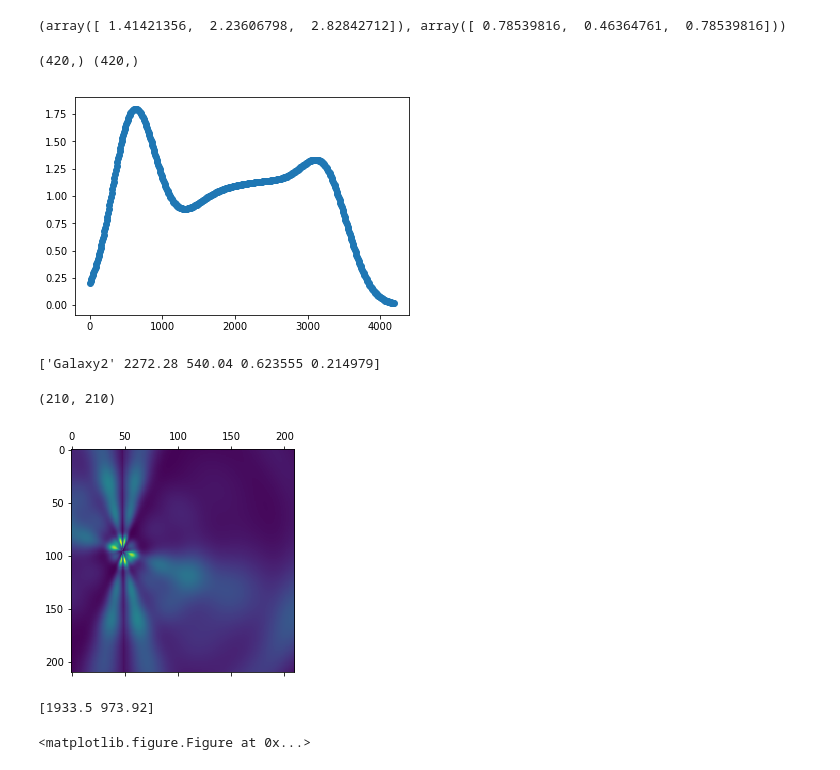
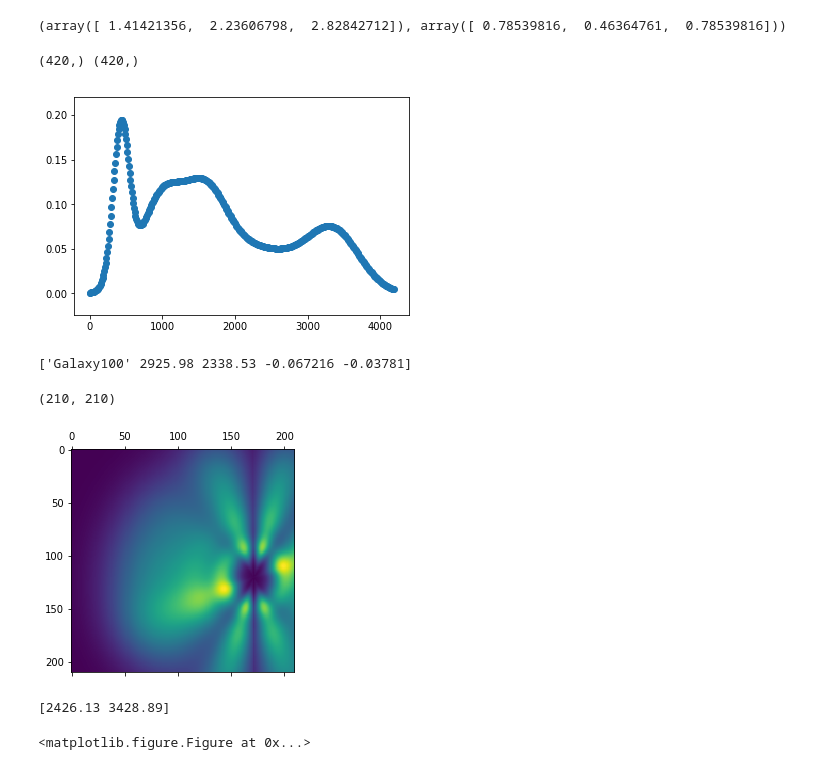
Before and after one commit to HTplex/probp.finalproject, a Jupyter notebook: 2.0-H.ipynb, the cells around one changed output. Cells and saved outputs as stored; diff of their text form; code cells hidden in the pictures.

```diff
--- a/2.0-H.ipynb
+++ b/2.0-H.ipynb
@@ -394,7 +394,7 @@ print(all_sky_xy_e1e2_r_p.shape)
 # for i np.arange(0,)
 l = all_sky_xy_e1e2_r_p[0].reshape(1,6)
 select = all_sky_xy_e1e2_r_p[:,4]<200/4200.
-for i in np.arange(0,4200,200):
+for i in np.arange(240,4200,200):
     select_low = all_sky_xy_e1e2_r_p[:,4]>(i/4200.)
     select_hi = all_sky_xy_e1e2_r_p[:,4]<(i+200)/4200.
     select = select_low & select_hi
@@ -407,7 +407,7 @@ for i in np.arange(0,4200,200):
     print(sample.shape)
 #test = all_sky_xy_e1e2_r_p[select]
 print(l.shape)
-print(test.shape)
+#print(test.shape)
 plt.hist(all_sky_glxy_halo_r.tolist(),21)
 plt.show()
 
@@ -551,17 +556,18 @@ print(r_t_glxy_halo(np.array([[1.,1.],[1.,2.],[2.,2.]]),np.array([0.,0.])))
 # %% [output]
 (array([ 1.41421356,  2.23606798,  2.82842712]), array([ 0.78539816,  0.46364761,  0.78539816]))
 # %%
+g = 99
 a = np.arange(1,4200,10)/4200.
-b = r_list[15].prob(a.tolist()).eval()
+b = r_list[g].prob(a.tolist()).eval()*(all_sky_star[2][g][3]**2+all_sky_star[2][g][4]**2)**(1/2.)
 print(a.shape, b.shape)
 plt.scatter((a*4200.).tolist(), b.tolist())
 plt.show()
-print(all_sky_star[2][1])
+print(all_sky_star[2][g])
 # print(r_list[0].prob(1. ).eval())
 # %% [output]
 (420,) (420,)
-[figure, old version]
+[figure, new version]
-['Galaxy2' 2272.28 540.04 0.623555 0.214979]
+['Galaxy100' 2925.98 2338.53 -0.067216 -0.03781]
 # %%
 print(r_list[1].prob([[0.1,0.2],[0.3,0.4]]).eval())
 # %%
@@ -595,19 +601,19 @@ print(ata.shape)
 # %% [output]
 (210, 210)
 # %%
-g = 16
+g = 30
 dis = grid_glxy_l2diff(grid_20, all_sky_star[2][g][1:3])/4200.
 atan = grid_glxy_arctan(grid_20, all_sky_star[2][g][1:3])
-b2d = r_list[g].prob(dis.tolist()).eval()
-c2d = p_list[g].prob(atan.tolist()).eval()
+b2d = r_list[g].prob(dis.tolist()).eval()*(all_sky_star[2][g][3]**2+all_sky_star[2][g][4]**2)
+c2d = p_list[g].prob(atan.tolist()).eval()*(all_sky_star[2][g][3]**2+all_sky_star[2][g][4]**2)
 #print(a.shape, b.shape)
 plt.matshow(c2d*b2d)
 #plt.savefig("what.pdf")
 plt.show()
 print(all_sky_star[2][g][1:3])
 # %% [output]
-[figure, old version]
+[figure, new version]
-[1933.5 973.92]
+[2426.13 3428.89]
 # %%
 plt.clf()
 plt.matshow(ata)
```
Also changed, not shown: parts of 6 cells of this notebook, 1 other file.
